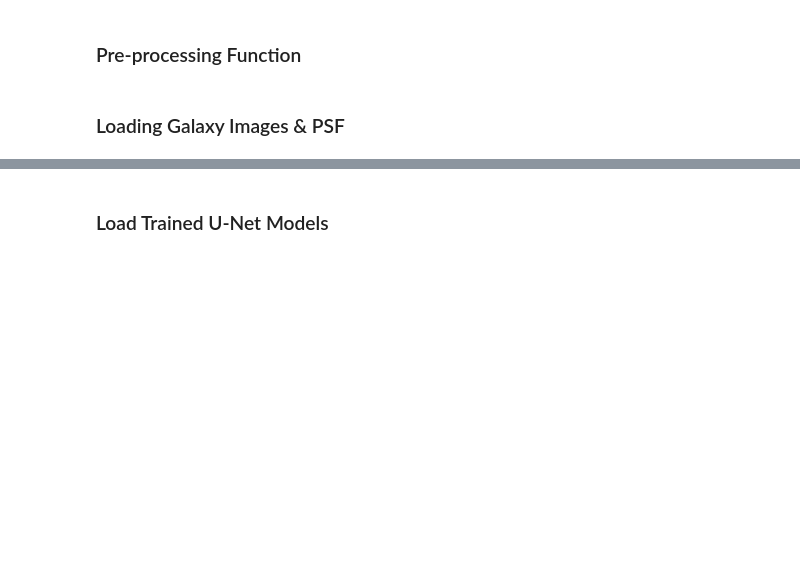
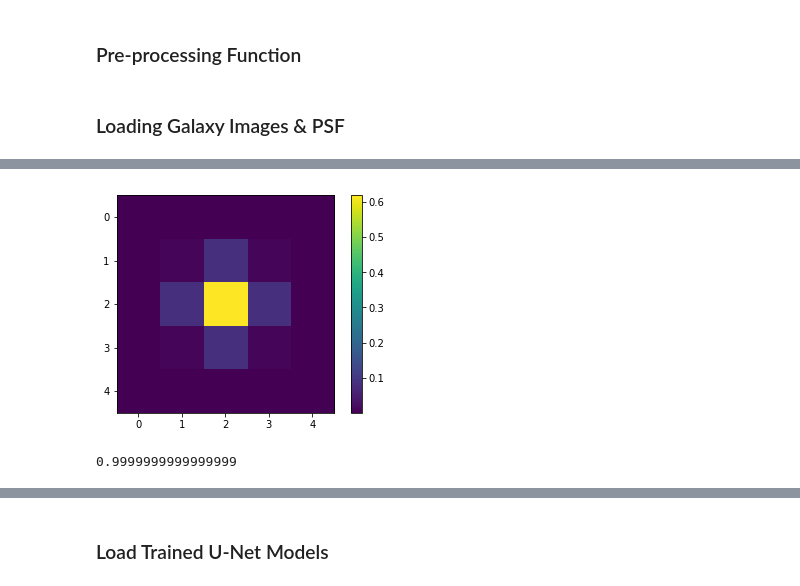
Before and after one commit to utsav-akhaury/PnP-ADMM, a Jupyter notebook: ADMM_PnP_Optical/ADMM_param_UNet.ipynb, the cells around one changed output, grey strips where cells are left out. Drawn from its saved outputs; the diff is of its cells as text; code cells hidden in the pictures; blank space fills up the shorter version.

```diff
--- a/ADMM_PnP_Optical/ADMM_param_UNet.ipynb
+++ b/ADMM_PnP_Optical/ADMM_param_UNet.ipynb
@@ -122,0 +122,9 @@ Use `for ... in dataset:` to iterate over a dataset. If using `tf.estimator`, re
+# %%
+dirac = np.zeros((64,64))
+dirac[64//2, 64//2] = 1.0
+gauss_kern = gaussian_filter(dirac, 0.5)
+plt.imshow(gauss_kern[30:35, 30:35]); plt.colorbar(); plt.show()
+print(np.sum(gauss_kern))
+# %% [output]
+[figure, added]
+0.9999999999999999
```
Also changed, not shown: parts of 11 cells of this notebook, 3 other files.
